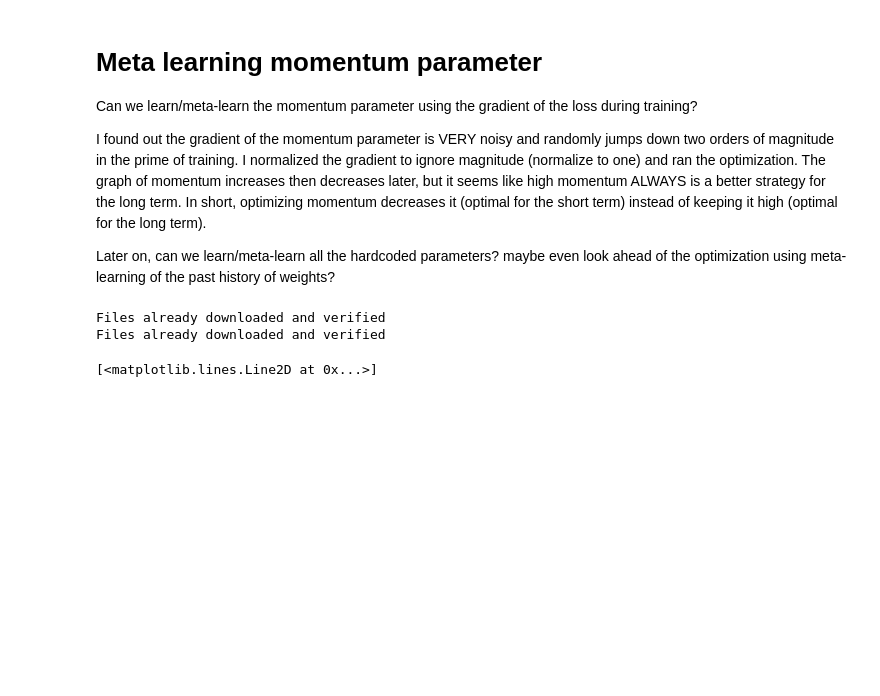
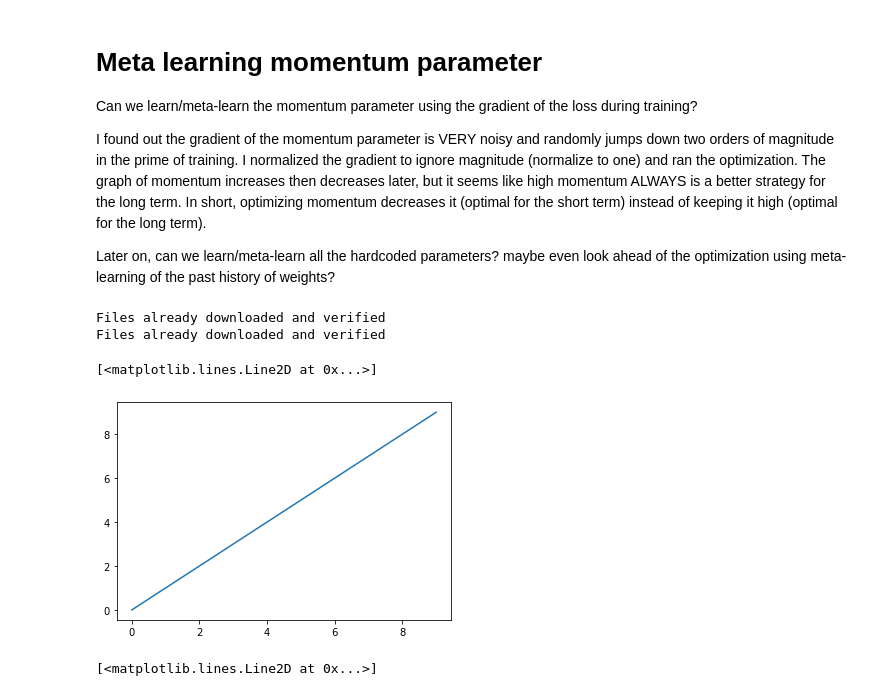
Before and after one commit to akarshkumar0101/ml-ideas, a Jupyter notebook: meta_momentum.ipynb, the cells around one changed output. Drawn from its saved outputs; the diff is of its cells as text; code cells hidden in the pictures; blank space fills up the shorter version.

```diff
--- a/meta_momentum.ipynb
+++ b/meta_momentum.ipynb
@@ -29,3 +32,8 @@ net = model()
+# %%
+plt.plot(np.arange(10))
+# %% [output]
+[<matplotlib.lines.Line2D at 0x...>]
+[figure, added]
 # %%
 def train_adam(net, accu, n_epochs=5, lr=1e-2):
     net = net.to(device)
```
Also changed, not shown: parts of 1 cell of this notebook, 2 other files.
